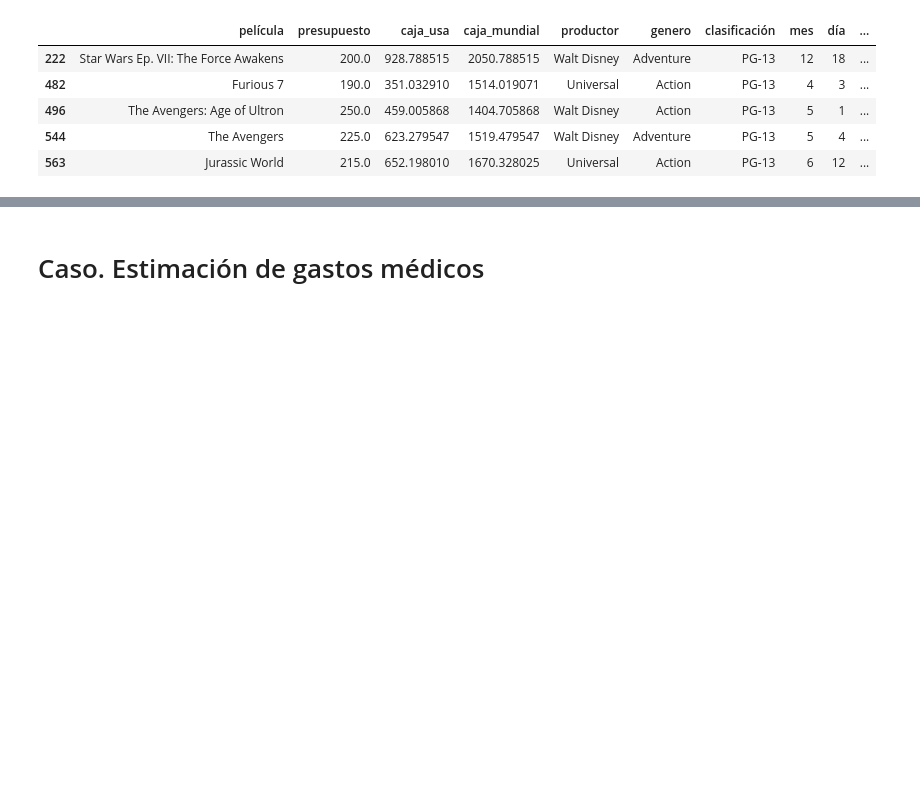
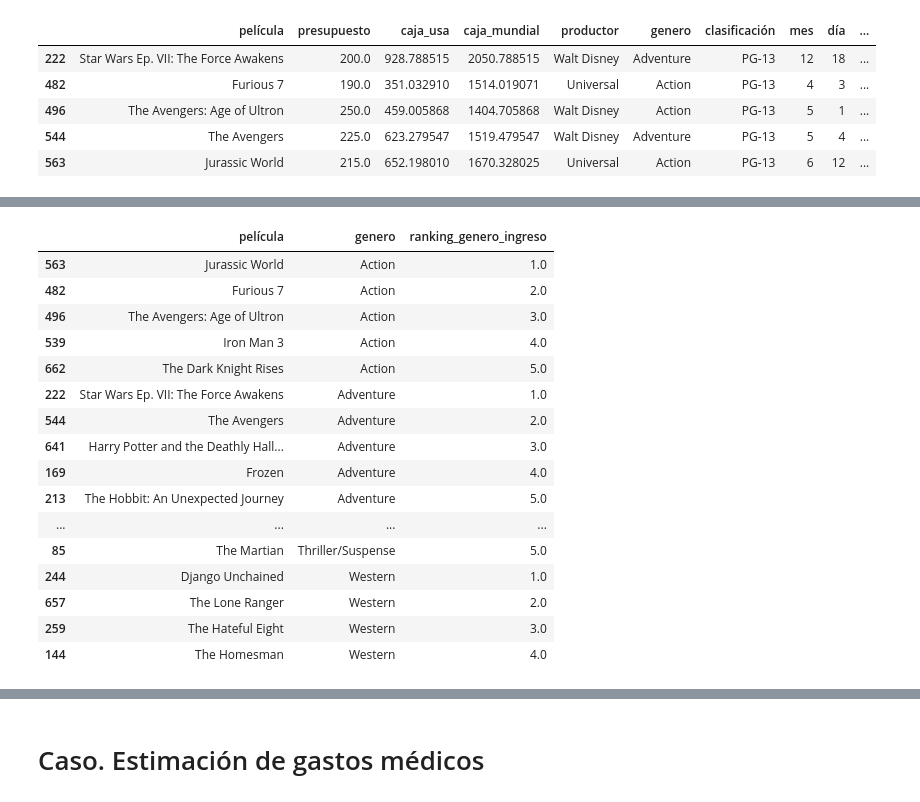
Before and after one commit to hfelizzola/Curso-Fundamentos-Ciencia-de-Datos-Fontebo, a Jupyter notebook: 3_Python_Análisis_Exploratorio_de_Datos.ipynb, the cells around one changed output, grey strips where cells are left out. Cells and saved outputs as stored; diff of their text form; code cells hidden in the pictures; blank space fills up the shorter version.

```diff
--- a/3_Python_Análisis_Exploratorio_de_Datos.ipynb
+++ b/3_Python_Análisis_Exploratorio_de_Datos.ipynb
@@ -1067,0 +1092,23 @@ datos.groupby('top_5')['ganancia'].agg(['count', 'mean', 'median', 'min', 'max']
+# %%
+# Crear una columna para indicar si hace parte del top 5 del genero de acuerdo al ingreso
+datos['top_5_genero_ingreso'] = datos['ranking_genero_ingreso'] <= 5
+# Identificar las películas top 5 en ingresos por genero
+datos[datos['top_5_genero_ingreso']].sort_values(by=['genero','ranking_genero_ingreso'], ascending=True)[['película', 'genero', 'ranking_genero_ingreso']]
+# %% [output]
+|  | película | genero | ranking_genero_ingreso |
+| 563 | Jurassic World | Action | 1.0 |
+| 482 | Furious 7 | Action | 2.0 |
+| 496 | The Avengers: Age of Ultron | Action | 3.0 |
+| 539 | Iron Man 3 | Action | 4.0 |
+| 662 | The Dark Knight Rises | Action | 5.0 |
+| 222 | Star Wars Ep. VII: The Force Awakens | Adventure | 1.0 |
+| 544 | The Avengers | Adventure | 2.0 |
+| 641 | Harry Potter and the Deathly Hall... | Adventure | 3.0 |
+| 169 | Frozen | Adventure | 4.0 |
+| 213 | The Hobbit: An Unexpected Journey | Adventure | 5.0 |
+| ... | ... | ... | ... |
+| 85 | The Martian | Thriller/Suspense | 5.0 |
+| 244 | Django Unchained | Western | 1.0 |
+| 657 | The Lone Ranger | Western | 2.0 |
+| 259 | The Hateful Eight | Western | 3.0 |
+| 144 | The Homesman | Western | 4.0 |
```
Also changed, not shown: parts of 7 cells of this notebook.
